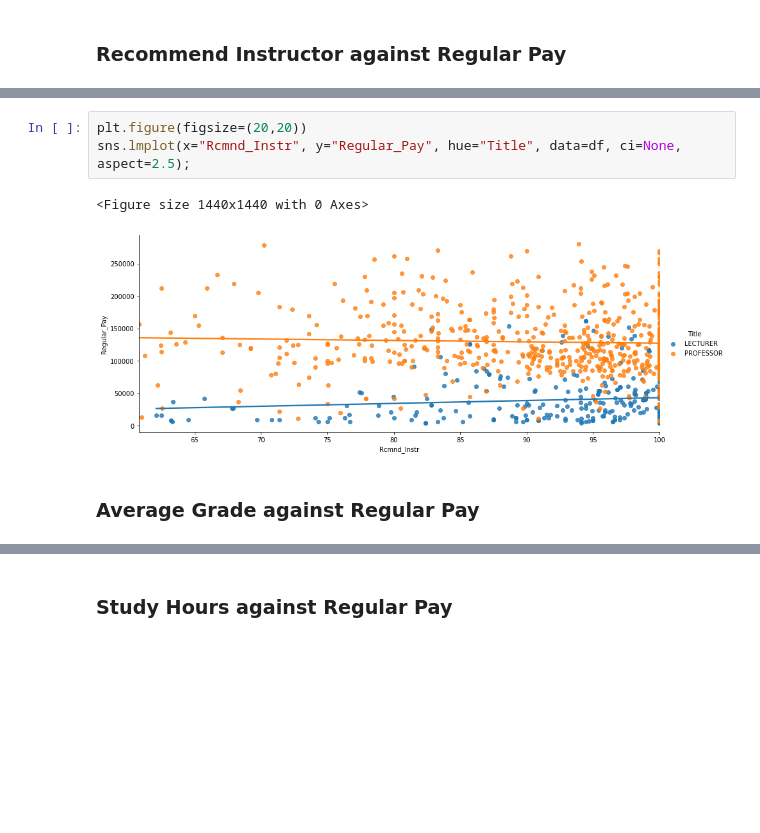
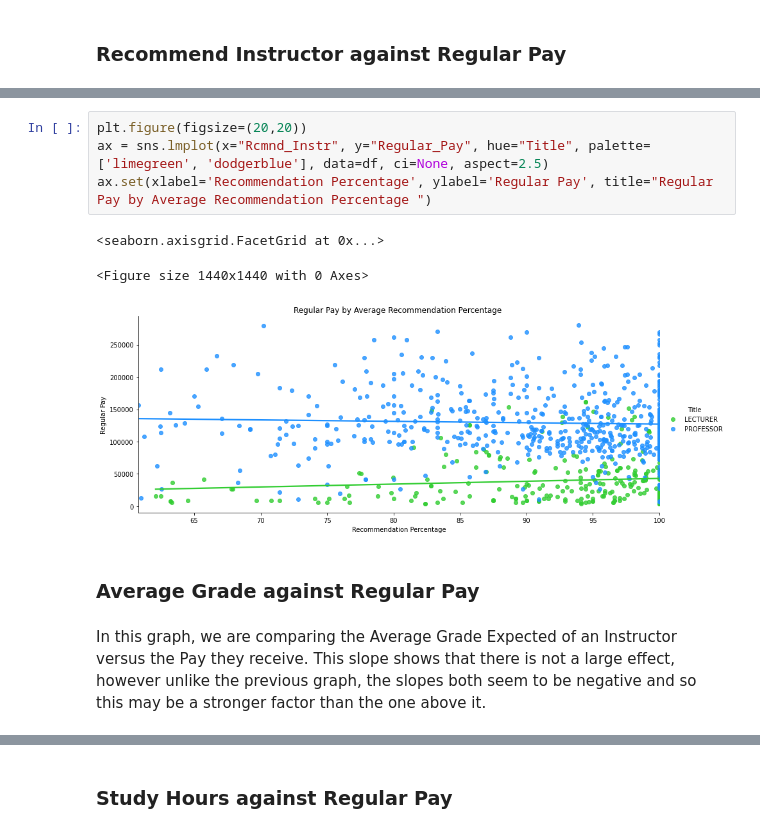
Before and after one commit to edyau8/COGS-108-Final-Project, a Jupyter notebook: FinalProject_group04.ipynb, the cells around one changed output, grey strips where cells are left out. Cells and saved outputs as stored; diff of their text form; blank space fills up the shorter version.

```diff
--- a/FinalProject_group04.ipynb
+++ b/FinalProject_group04.ipynb
@@ -1135,9 +1130,13 @@ As we already saw that STEM vs Non-STEM
 # %%
 plt.figure(figsize=(20,20))
-sns.lmplot(x="Rcmnd_Instr", y="Regular_Pay", hue="Title", data=df, ci=None, aspect=2.5);
+ax = sns.lmplot(x="Rcmnd_Instr", y="Regular_Pay", hue="Title", palette=['limegreen', 'dodgerblue'], data=df, ci=None, aspect=2.5)
+ax.set(xlabel='Recommendation Percentage', ylabel='Regular Pay', title="Regular Pay by Average Recommendation Percentage ")
 # %% [output]
-<Figure size 1440x1440 with 0 Axes>
+<seaborn.axisgrid.FacetGrid at 0x...>
+<Figure size 1440x1440 with 0 Axes>
-[figure, old version]
+[figure, new version]
 # %% [markdown]
 ### Average Grade against Regular Pay
+# %% [markdown]
+In this graph, we are comparing the Average Grade Expected of an Instructor versus the Pay they receive. This slope shows that there is not a large effect, however unlike the previous graph, the slopes both seem to be negative and so this may be a stronger factor than the one above it.
 # %%
```
Also changed, not shown: parts of 48 cells of this notebook.
